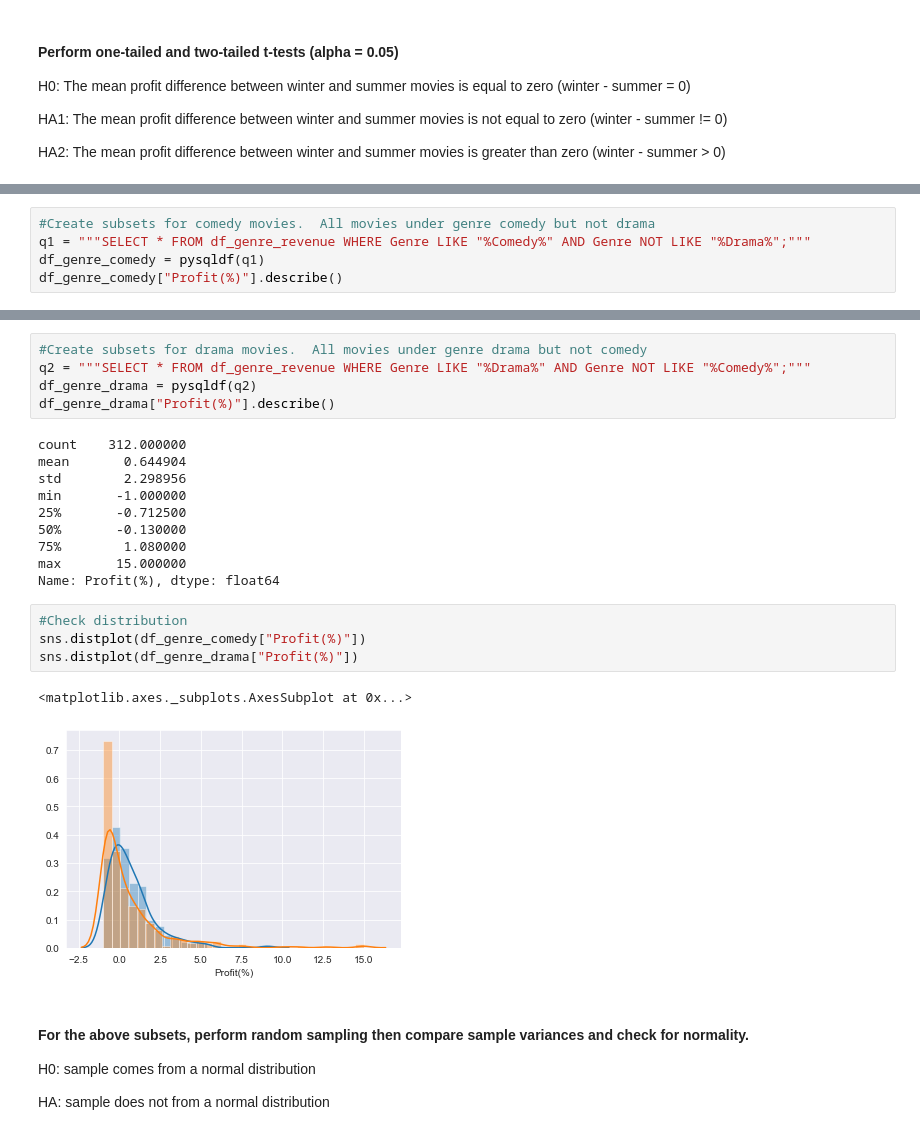
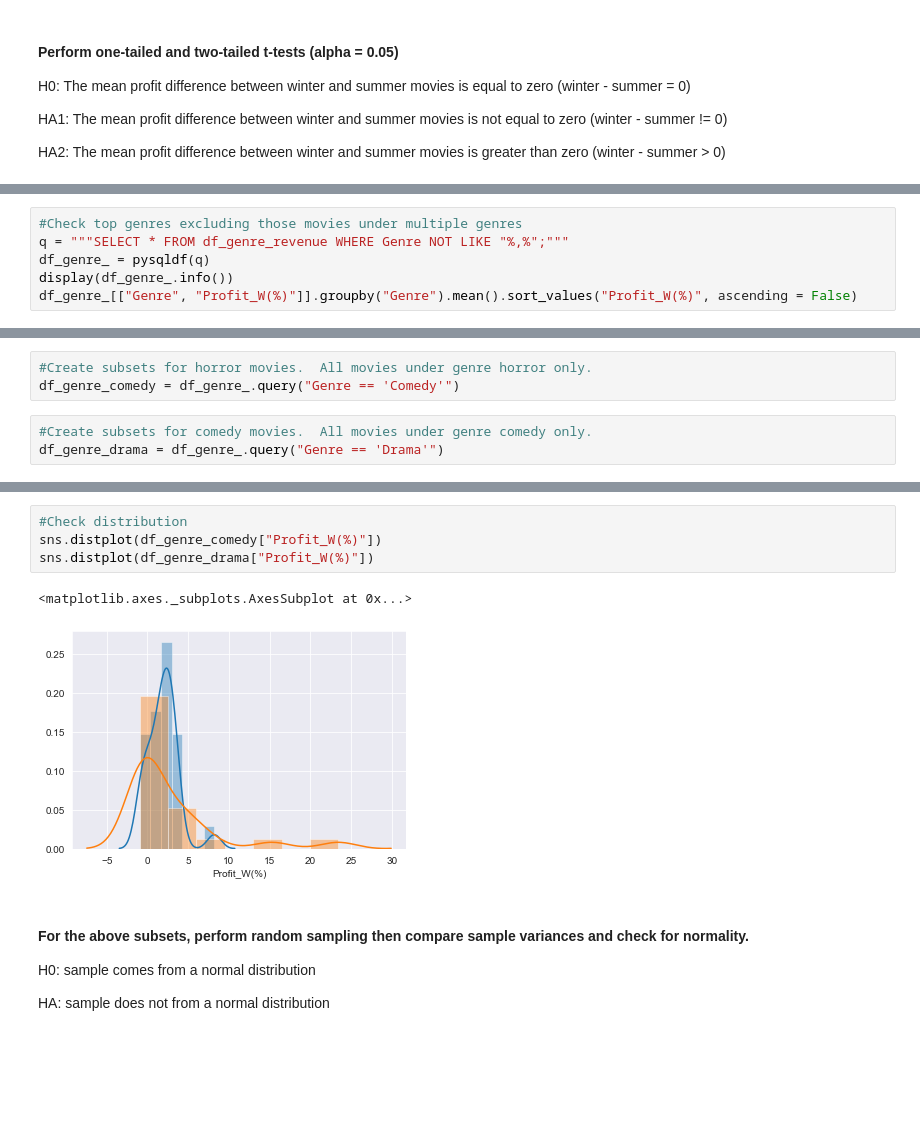
Before and after one commit to Greg-S-12/movies_project3, a Jupyter notebook: Grace_notebook.ipynb, the cells around one changed output, grey strips where cells are left out. Drawn from its saved outputs; the diff is of its cells as text; blank space fills up the shorter version.

```diff
--- a/Grace_notebook.ipynb
+++ b/Grace_notebook.ipynb
@@ -387,0 +435,6 @@ df_genre_revenue
+# %%
+#Check top genres excluding those movies under multiple genres
+q = """SELECT * FROM df_genre_revenue WHERE Genre NOT LIKE "%,%";"""
+df_genre_ = pysqldf(q)
+display(df_genre_.info())
+df_genre_[["Genre", "Profit_W(%)"]].groupby("Genre").mean().sort_values("Profit_W(%)", ascending = False)
@@ -388,5 +510,6 @@ df_genre_revenue
+# %%
+#Create subsets for horror movies.  All movies under genre horror only.
+df_genre_comedy = df_genre_.query("Genre == 'Comedy'")
 # %%
-#Create subsets for comedy movies.  All movies under genre comedy but not drama
-q1 = """SELECT * FROM df_genre_revenue WHERE Genre LIKE "%Comedy%" AND Genre NOT LIKE "%Drama%";"""
-df_genre_comedy = pysqldf(q1)
-df_genre_comedy["Profit(%)"].describe()
+#Create subsets for comedy movies.  All movies under genre comedy only.
+df_genre_drama = df_genre_.query("Genre == 'Drama'")
@@ -403,25 +516,10 @@ Name: Profit(%), dtype: float64
-# %%
-#Create subsets for drama movies.  All movies under genre drama but not comedy
-q2 = """SELECT * FROM df_genre_revenue WHERE Genre LIKE "%Drama%" AND Genre NOT LIKE "%Comedy%";"""
-df_genre_drama = pysqldf(q2)
-df_genre_drama["Profit(%)"].describe()
-# %% [output]
-count    312.000000
-mean       0.644904
-std        2.298956
-min       -1.000000
-25%       -0.712500
-50%       -0.130000
-75%        1.080000
-max       15.000000
-Name: Profit(%), dtype: float64
 # %%
 #Check distribution
-sns.distplot(df_genre_comedy["Profit(%)"])
-sns.distplot(df_genre_drama["Profit(%)"])
+sns.distplot(df_genre_comedy["Profit_W(%)"])
+sns.distplot(df_genre_drama["Profit_W(%)"])
 # %% [output]
 <matplotlib.axes._subplots.AxesSubplot at 0x...>
-[figure, old version]
+[figure, new version]
 # %% [markdown]
 #### For the above subsets, perform random sampling then compare sample variances and check for normality.
 
```
Also changed, not shown: parts of 51 cells of this notebook.
